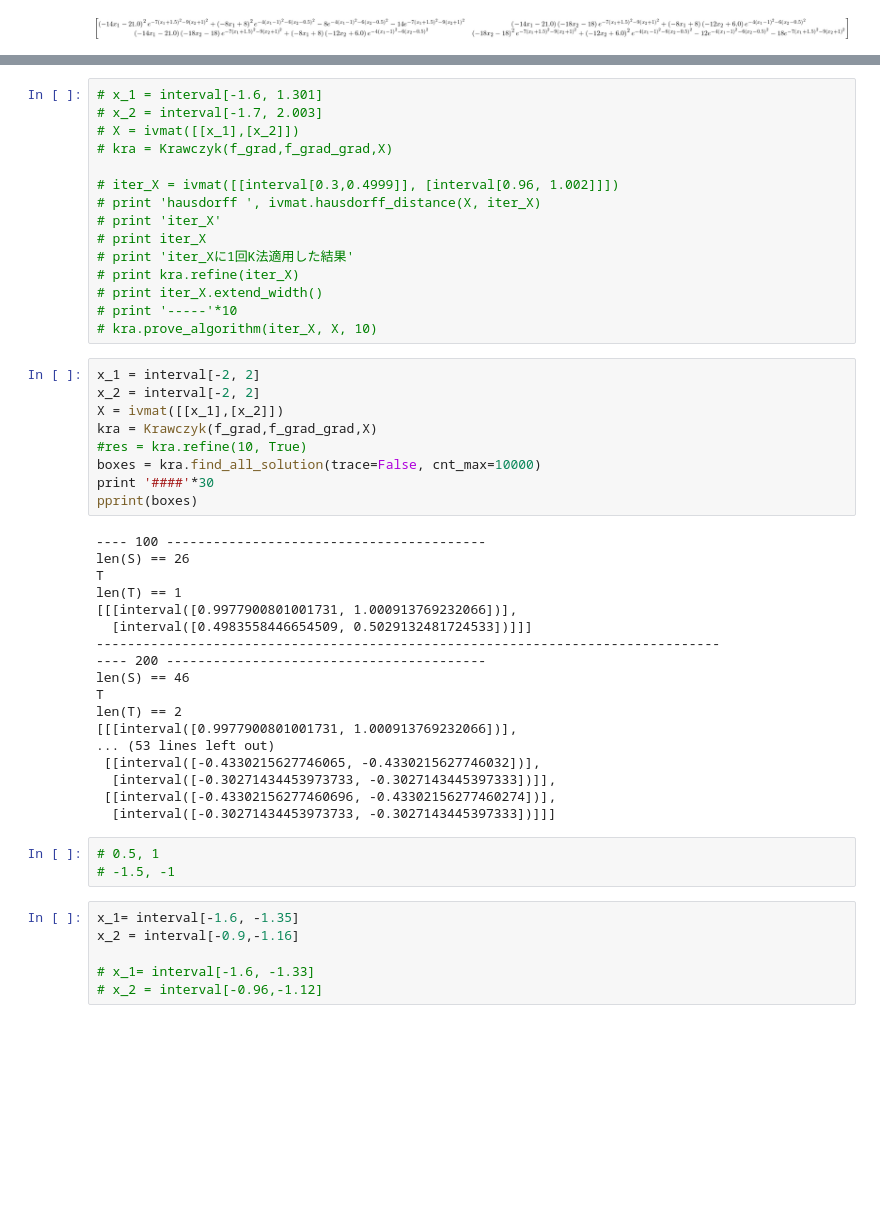
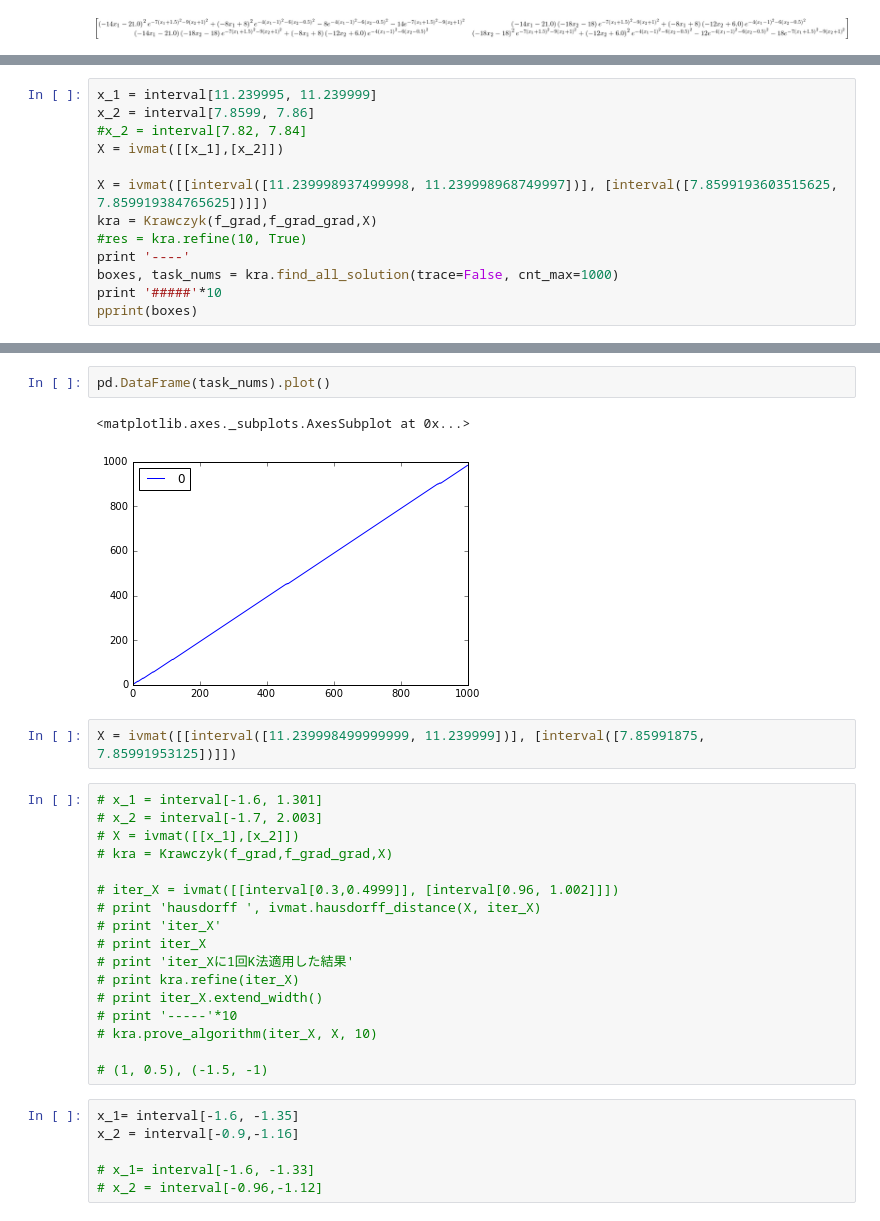
Before and after one commit to tkda-h3/interval-newton-method, a Jupyter notebook: nn-output-optimization.ipynb, the cells around one changed output, grey strips where cells are left out. Cells and saved outputs as stored; diff of their text form; blank space fills up the shorter version.

Commit message:
find error range

```diff
--- a/nn-output-optimization.ipynb
+++ b/nn-output-optimization.ipynb
@@ -88,0 +95,13 @@ print
+# %%
+x_1 = interval[11.239995, 11.239999]
+x_2 = interval[7.8599, 7.86]
+#x_2 = interval[7.82, 7.84]
+X = ivmat([[x_1],[x_2]])
+
+X = ivmat([[interval([11.239998937499998, 11.239998968749997])], [interval([7.8599193603515625, 7.859919384765625])]])
+kra = Krawczyk(f_grad,f_grad_grad,X)
+#res = kra.refine(10, True)
+print '----'
+boxes, task_nums = kra.find_all_solution(trace=False, cnt_max=1000)
+print '#####'*10
+pprint(boxes)
@@ -89,3 +117,10 @@ print
+# %%
+pd.DataFrame(task_nums).plot()
+# %% [output]
+<matplotlib.axes._subplots.AxesSubplot at 0x...>
+[figure, added]
+# %%
+X = ivmat([[interval([11.239998499999999, 11.239999])], [interval([7.85991875, 7.85991953125])]])
 # %%
 # x_1 = interval[-1.6, 1.301]
 # x_2 = interval[-1.7, 2.003]
@@ -101,36 +136,8 @@ print
 # print iter_X.extend_width()
 # print '-----'*10
 # kra.prove_algorithm(iter_X, X, 10)
+
+# (1, 0.5), (-1.5, -1)
-# %%
-x_1 = interval[-2, 2]
-x_2 = interval[-2, 2]
-X = ivmat([[x_1],[x_2]])
-kra = Krawczyk(f_grad,f_grad_grad,X)
-#res = kra.refine(10, True)
-boxes = kra.find_all_solution(trace=False, cnt_max=10000)
-print '####'*30
-pprint(boxes)
-# %% [output]
----- 100 -----------------------------------------
-len(S) == 26
-T
-len(T) == 1
-[[[interval([0.9977900801001731, 1.000913769232066])],
-  [interval([0.4983558446654509, 0.5029132481724533])]]]
---------------------------------------------------------------------------------
----- 200 -----------------------------------------
-len(S) == 46
-T
-len(T) == 2
-[[[interval([0.9977900801001731, 1.000913769232066])],
-... (53 lines left out)
- [[interval([-0.4330215627746065, -0.4330215627746032])],
-  [interval([-0.30271434453973733, -0.3027143445397333])]],
- [[interval([-0.43302156277460696, -0.43302156277460274])],
-  [interval([-0.30271434453973733, -0.3027143445397333])]]]
-# %%
-# 0.5, 1
-# -1.5, -1
 # %%
 x_1= interval[-1.6, -1.35]
 x_2 = interval[-0.9,-1.16]
```
Also changed, not shown: parts of 5 cells of this notebook, 1 other file.
